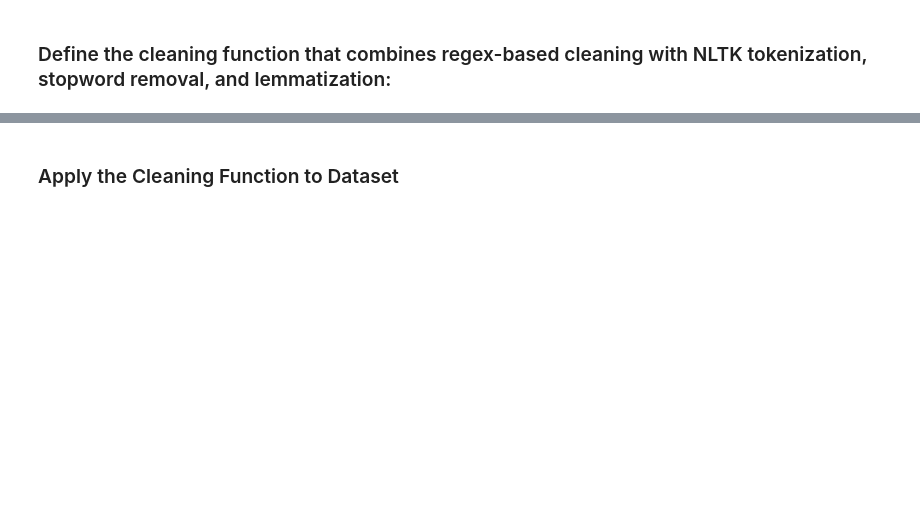
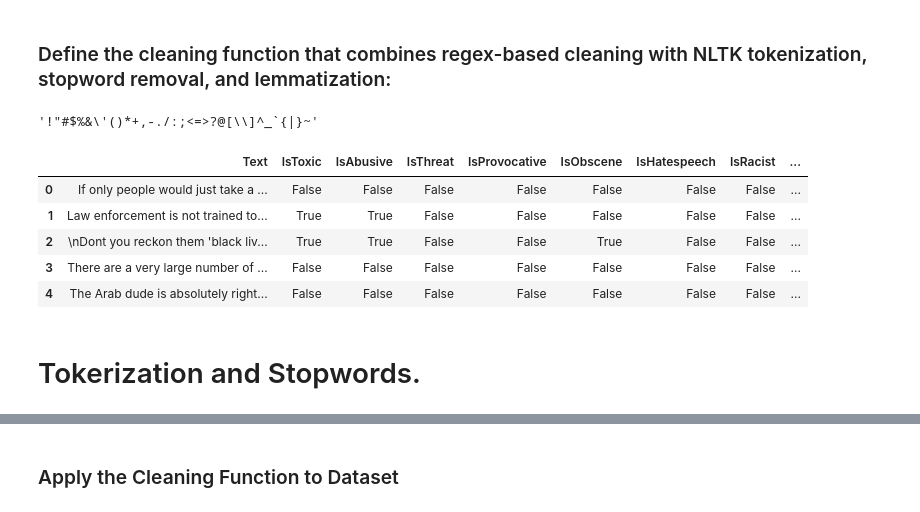
Before and after one commit to AI-School-F5-P3/NLP_Grupo3, a Jupyter notebook: notebooks/EDA.ipynb, the cells around one changed output, grey strips where cells are left out. Drawn from its saved outputs; the diff is of its cells as text; code cells hidden in the pictures; blank space fills up the shorter version.

Commit message:
Update of EDA, cleaning, stopwords, lemmanization and tokerization

```diff
--- a/notebooks/EDA.ipynb
+++ b/notebooks/EDA.ipynb
@@ -237,0 +224,5 @@ def clean_text(text):
+# %%
+import string
+string.punctuation
+# %% [output]
+'!"#$%&\'()*+,-./:;<=>?@[\\]^_`{|}~'
@@ -237,0 +231,16 @@ def clean_text(text):
+# %%
+def remove_punctuation(text):
+    text_nopunct = "".join([char for char in text if char not in string. punctuation])
+    return text_nopunct
+
+data_cleaned['Text_clean'] = data_cleaned['Text'].apply(lambda x:remove_punctuation (x))
+data_cleaned.head(5)
+# %% [output]
+|  | Text | IsToxic | IsAbusive | IsThreat | IsProvocative | IsObscene | IsHatespeech | IsRacist | ... |
+| 0 | If only people would just take a ... | False | False | False | False | False | False | False | ... |
+| 1 | Law enforcement is not trained to... | True | True | False | False | False | False | False | ... |
+| 2 | \nDont you reckon them 'black liv... | True | True | False | False | True | False | False | ... |
+| 3 | There are a very large number of ... | False | False | False | False | False | False | False | ... |
+| 4 | The Arab dude is absolutely right... | False | False | False | False | False | False | False | ... |
+# %% [markdown]
+# Tokerization and Stopwords.
```
Also changed, not shown: parts of 21 cells of this notebook, 16 other files.
